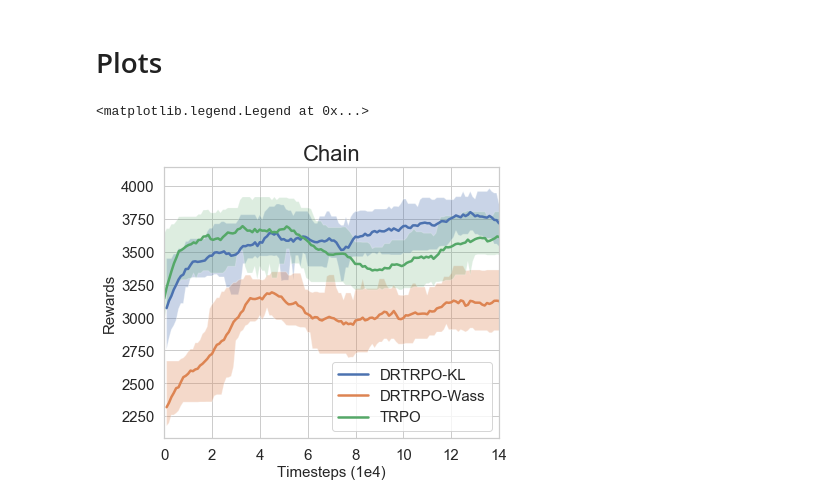
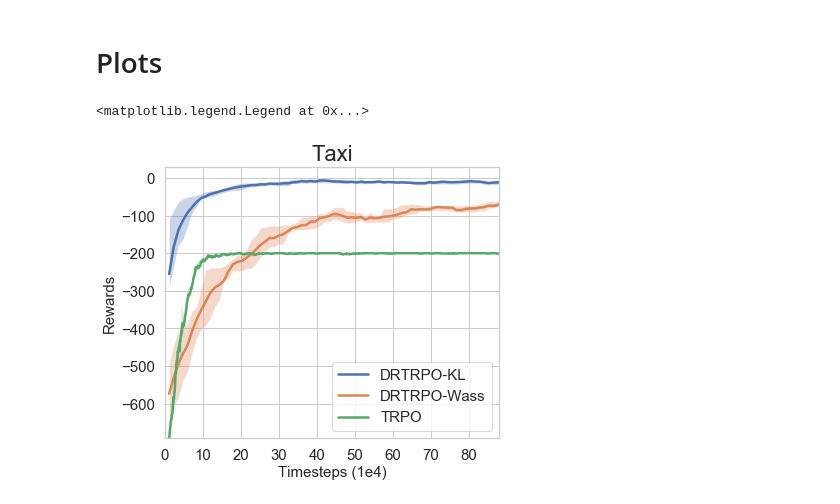
Before and after one commit to kadysongbb/dr-trpo, a Jupyter notebook: tabular/view_training.ipynb, the cells around one changed output. Cells and saved outputs as stored; diff of their text form; code cells hidden in the pictures.

```diff
--- a/tabular/view_training.ipynb
+++ b/tabular/view_training.ipynb
@@ -71,8 +71,8 @@ def df_plot(dfs, x, ys, isTaxi, isChain, isCliff, ylim=None, xlim=None, legend_l
     plt.xlabel('Timesteps (1e4)',fontsize=15)
     plt.ylabel('Rewards',fontsize=15)
 # %%
-isTaxi = False
-isChain = True
+isTaxi = True
+isChain = False
 isCliff = False
 
 
@@ -94,30 +94,30 @@ data = list(zip(dataframes, names))
 # Plots
 # %%
 if isTaxi:
-    df_plot(data, '_Episode', ['_AvgRewardSum'], isTaxi, isChain, isCliff, None, [0,50])
+    df_plot(data, '_Episode', ['_AvgRewardSum'], isTaxi, isChain, isCliff, None, [0,88])
 if isChain:
     df_plot(data, '_Episode', ['_AvgRewardSum'], isTaxi, isChain, isCliff, None, [0,14])
 if isCliff:
     df_plot(data, '_Episode', ['_AvgRewardSum'], isTaxi, isChain, isCliff, None, [0,3])
 
 window_size = 10
 
 # read TRPO baseline results
 if isTaxi:
     trpo_log_name = './tmp/taxi_monitor.csv'
 if isChain:
     trpo_log_name = './tmp/chain_monitor.csv'
     window_size = 30
 if isCliff:
     trpo_log_name = './tmp/cliff_monitor.csv'
 
 df=pd.read_csv(trpo_log_name, sep=',', skiprows = 0, header= 1)
 y_val = df['r']
 moving_average = find_moving_avg(y_val, window_size)
 trpo_ts_per_iter = 1024
 plt.plot(np.arange(len(y_val)-window_size)*trpo_ts_per_iter/10000, moving_average[0], label='TRPO', linewidth = 2.5)
 plt.fill_between(np.arange(len(y_val)-window_size)*trpo_ts_per_iter/10000, moving_average[1], moving_average[2], alpha=0.2)
 plt.legend(fontsize=15, loc='lower right')
 # %% [output]
 <matplotlib.legend.Legend at 0x...>
-[figure, old version]
+[figure, new version]
```
Also changed, not shown: 4 other files.
